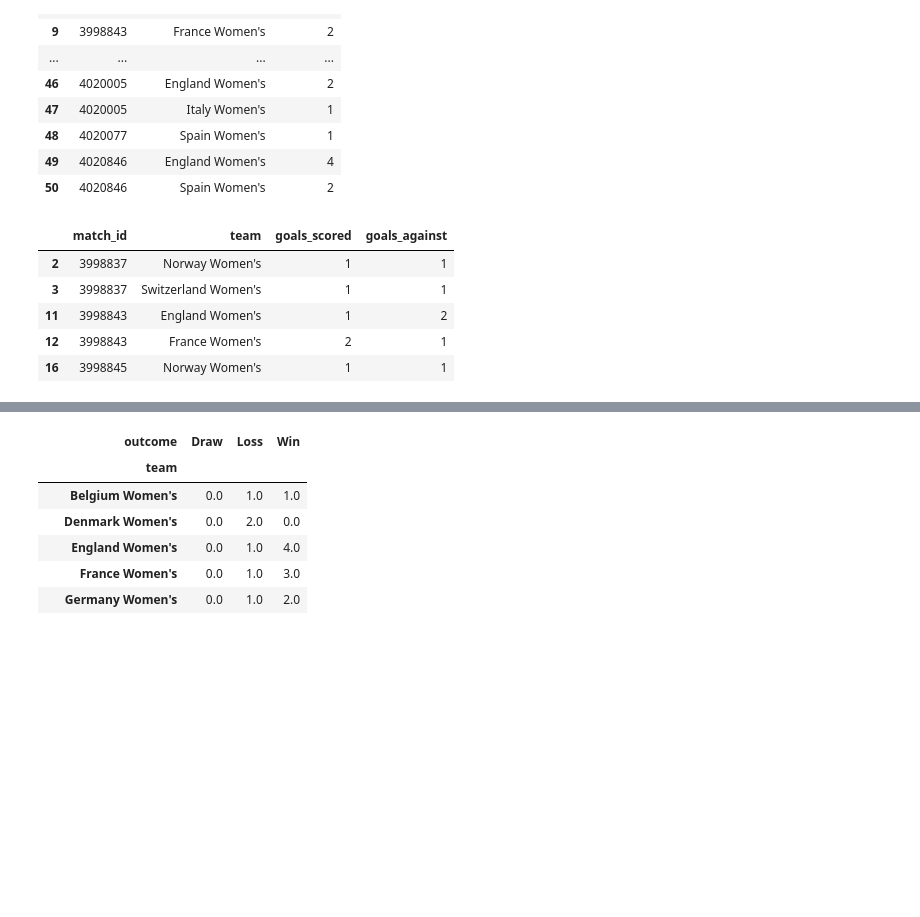
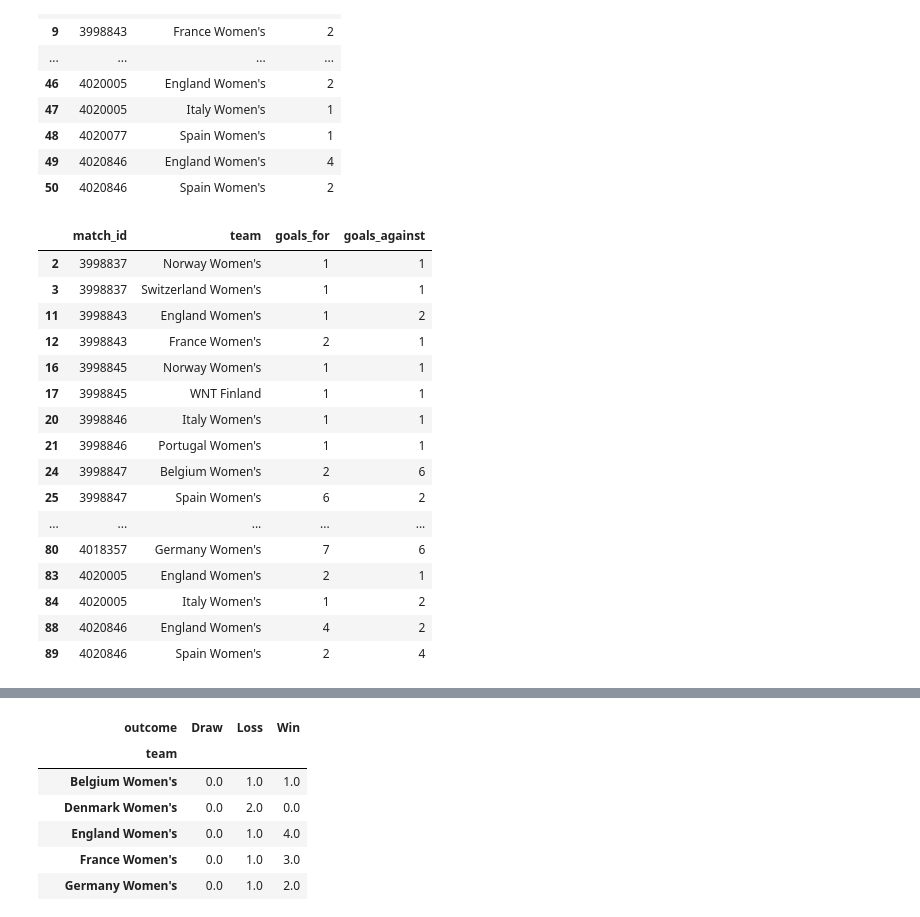
Before and after one commit to meganclapinski25/Euro2025_Data_Analysis, a Jupyter notebook: notebooks/data_load.ipynb, the cells around one changed output, grey strips where cells are left out. Cells and saved outputs as stored; diff of their text form; code cells hidden in the pictures; blank space fills up the shorter version.

```diff
--- a/notebooks/data_load.ipynb
+++ b/notebooks/data_load.ipynb
@@ -64,24 +64,13 @@ comps.sort_values(['competition_name','season_name']).tail(30)
 | 74 | 72 | 30 | International | Women's World Cup | female | False | ... |
 | 73 | 72 | 107 | International | Women's World Cup | female | False | ... |
 # %%
-## Getting Euro2025 from dataset
-
+# Competition and season IDs for Women's Euro 2025
 comp_id = 53
 season_id = 315
 
-matches = sb.matches(competition_id = comp_id, season_id = season_id)
-## Getting all matches from dataset not just one
-events_list = []
-for i, row in matches.iterrows():
-    match_id = int(row.match_id)
-    try:
-        e = sb.events(match_id=match_id)
-        e['match_id'] = match_id
-        events_list.append(e)
-    except Exception as ex:
-        print(f"Error")
-events = pd.concat(events_list, ignore_index=True)
-print("Loaded Match:", match_id, "| Rows:", len(events))
+# Load all events from Euro 2025 matches using refactored function
+events = load_euro_events(comp_id=comp_id, season_id=season_id)
+print(f"Loaded events shape: {events.shape}")
 # %% [output]
 Loaded Match: 3998841 | Rows: 105611
 # %% [markdown]
@@ -513,32 +468,51 @@ goals_for
 | 49 | 4020846 | England Women's | 4 |
 | 50 | 4020846 | Spain Women's | 2 |
 # %%
-match_results = (
-    goals_scored
+# Calculate goals for each team per match
+goals_for = (
+    goals
+    .groupby(["match_id", "team"])
+    .size()
+    .reset_index(name="goals_for")
+)
+
+# Calculate goals against by merging with opponent data
+goals_against = (
+    goals_for
     .merge(
-        goals_scored,
+        goals_for,
         on="match_id",
         suffixes=("_team", "_opp")
     )
 )
 
-# Remove self-matches
-match_results = match_results[
-    match_results["team_team"] != match_results["team_opp"]
+# Remove rows where team == opponent
+goals_against = goals_against[
+    goals_against["team_team"] != goals_against["team_opp"]
 ]
 
-# Clean up column names
-match_results = match_results.rename(columns={
+goals_against = goals_against.rename(columns={
     "team_team": "team",
-    "goals_scored_team": "goals_scored",
-    "goals_scored_opp": "goals_against"
-})[["match_id", "team", "goals_scored", "goals_against"]]
+    "goals_for_team": "goals_for",
+    "goals_for_opp": "goals_against"
+})[["match_id", "team", "goals_for", "goals_against"]]
 
-match_results.head()
+goals_against.head()
 # %% [output]
-|  | match_id | team | goals_scored | goals_against |
+|  | match_id | team | goals_for | goals_against |
 | 2 | 3998837 | Norway Women's | 1 | 1 |
 | 3 | 3998837 | Switzerland Women's | 1 | 1 |
 | 11 | 3998843 | England Women's | 1 | 2 |
 | 12 | 3998843 | France Women's | 2 | 1 |
 | 16 | 3998845 | Norway Women's | 1 | 1 |
+| 17 | 3998845 | WNT Finland | 1 | 1 |
+| 20 | 3998846 | Italy Women's | 1 | 1 |
+| 21 | 3998846 | Portugal Women's | 1 | 1 |
+| 24 | 3998847 | Belgium Women's | 2 | 6 |
+| 25 | 3998847 | Spain Women's | 6 | 2 |
+| ... | ... | ... | ... | ... |
+| 80 | 4018357 | Germany Women's | 7 | 6 |
+| 83 | 4020005 | England Women's | 2 | 1 |
+| 84 | 4020005 | Italy Women's | 1 | 2 |
+| 88 | 4020846 | England Women's | 4 | 2 |
+| 89 | 4020846 | Spain Women's | 2 | 4 |
```
Also changed, not shown: parts of 39 cells of this notebook, 2 other files.
